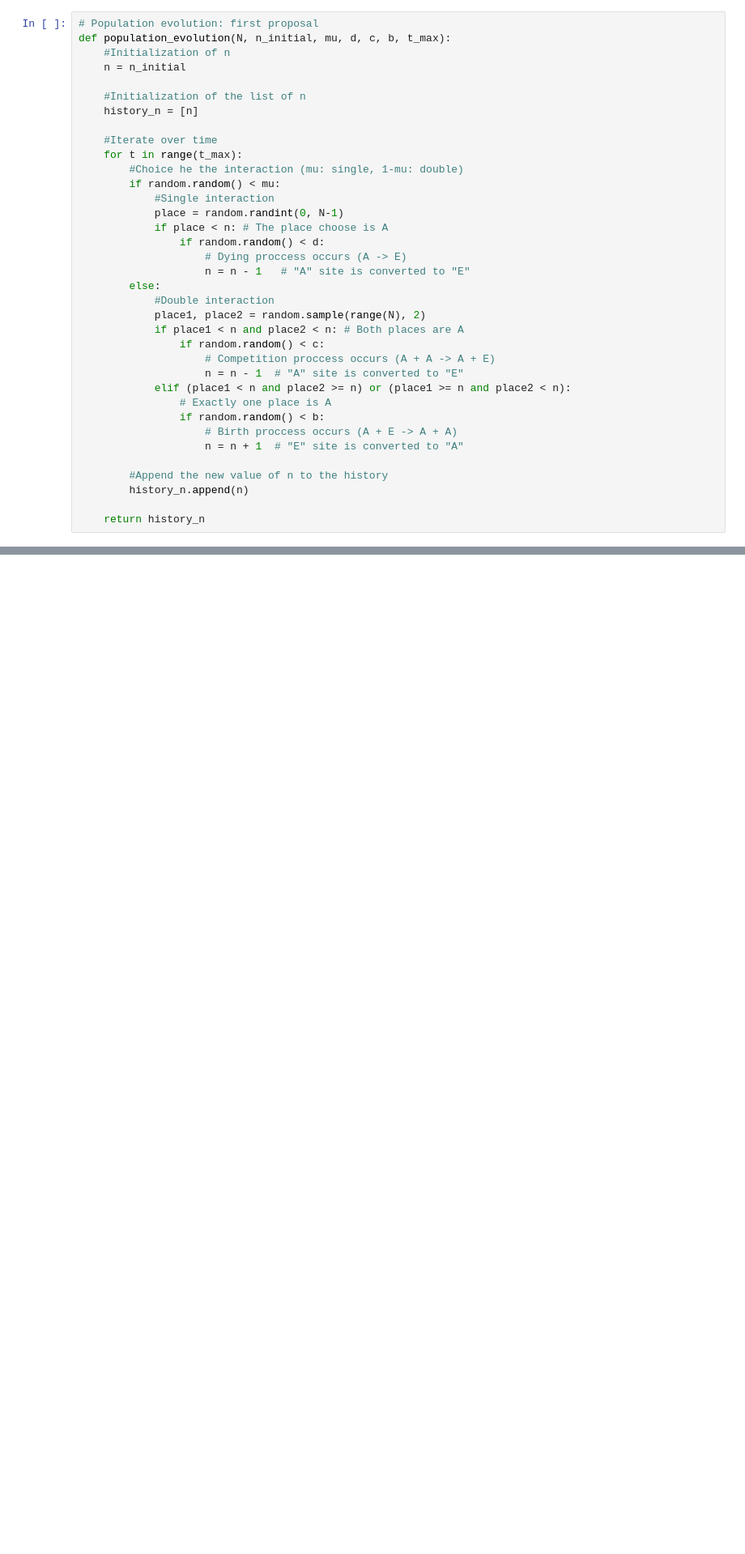
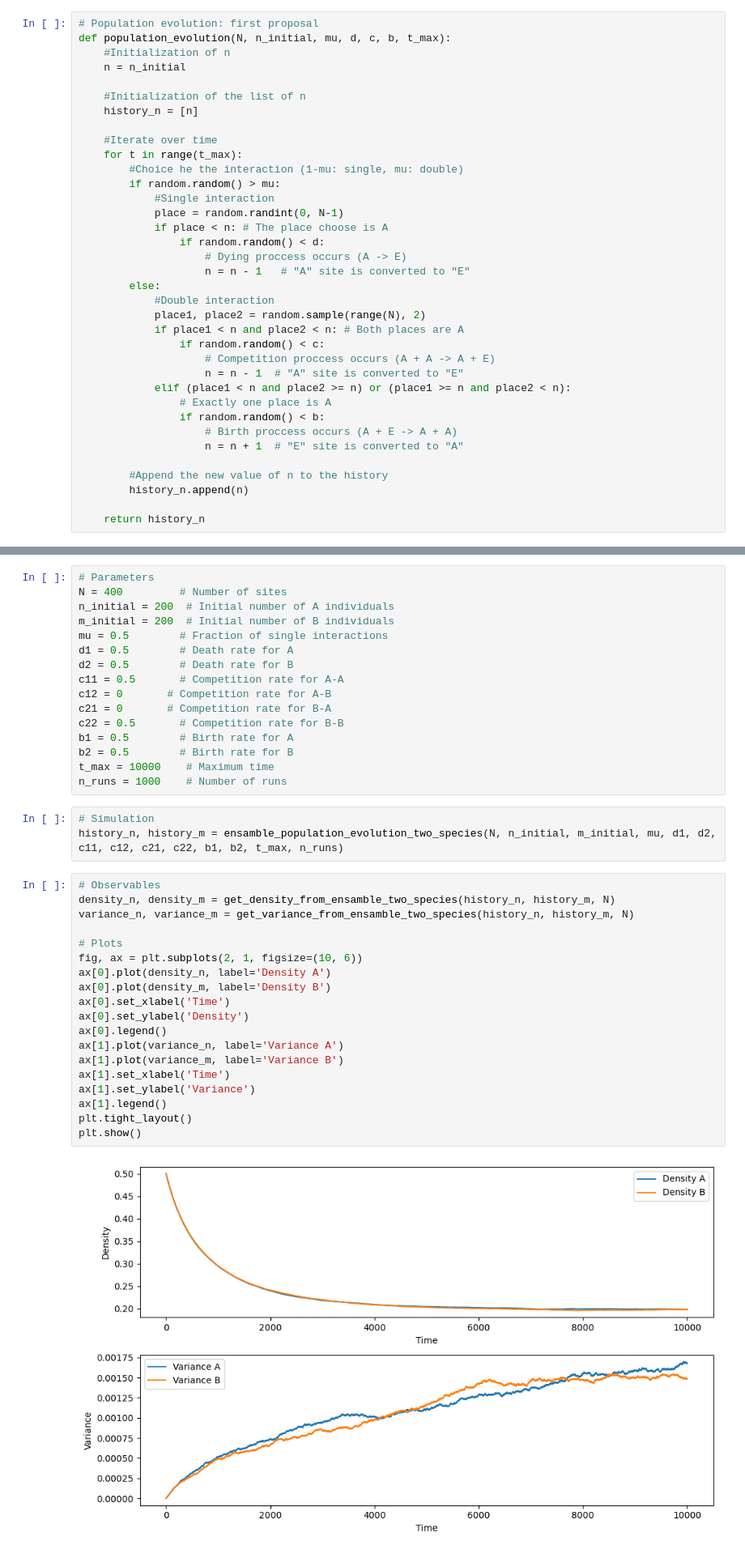
Before and after one commit to lucasmbru/masterIB, a Jupyter notebook: simulaciones/codigos/noSpacialModel.ipynb, the cells around one changed output, grey strips where cells are left out. Shown at 81% size. Cells and saved outputs as stored; diff of their text form; blank space fills up the shorter version.

```diff
--- a/simulaciones/codigos/noSpacialModel.ipynb
+++ b/simulaciones/codigos/noSpacialModel.ipynb
@@ -25,8 +25,8 @@ def population_evolution(N, n_initial, mu, d, c, b, t_max):
 
     #Iterate over time
     for t in range(t_max):
-        #Choice he the interaction (mu: single, 1-mu: double)
-        if random.random() < mu:
+        #Choice he the interaction (1-mu: single, mu: double)
+        if random.random() > mu:
             #Single interaction
             place = random.randint(0, N-1)
             if place < n: # The place choose is A
@@ -145,0 +264,40 @@ Vemos que para los mismos parámetros la población desaparece al tomar un tama
+# %%
+# Parameters
+N = 400         # Number of sites
+n_initial = 200  # Initial number of A individuals
+m_initial = 200  # Initial number of B individuals
+mu = 0.5        # Fraction of single interactions
+d1 = 0.5        # Death rate for A
+d2 = 0.5        # Death rate for B
+c11 = 0.5       # Competition rate for A-A
+c12 = 0       # Competition rate for A-B
+c21 = 0       # Competition rate for B-A
+c22 = 0.5       # Competition rate for B-B
+b1 = 0.5        # Birth rate for A
+b2 = 0.5        # Birth rate for B
+t_max = 10000    # Maximum time
+n_runs = 1000    # Number of runs
+# %%
+# Simulation
+history_n, history_m = ensamble_population_evolution_two_species(N, n_initial, m_initial, mu, d1, d2, c11, c12, c21, c22, b1, b2, t_max, n_runs)
+# %%
+# Observables
+density_n, density_m = get_density_from_ensamble_two_species(history_n, history_m, N)
+variance_n, variance_m = get_variance_from_ensamble_two_species(history_n, history_m, N)
+
+# Plots
+fig, ax = plt.subplots(2, 1, figsize=(10, 6))
+ax[0].plot(density_n, label='Density A')
+ax[0].plot(density_m, label='Density B')
+ax[0].set_xlabel('Time')
+ax[0].set_ylabel('Density')
+ax[0].legend()
+ax[1].plot(variance_n, label='Variance A')
+ax[1].plot(variance_m, label='Variance B')
+ax[1].set_xlabel('Time')
+ax[1].set_ylabel('Variance')
+ax[1].legend()
+plt.tight_layout()
+plt.show()
+# %% [output]
+[figure, added]
```
Also changed, not shown: parts of 5 cells of this notebook, 1 other file.
